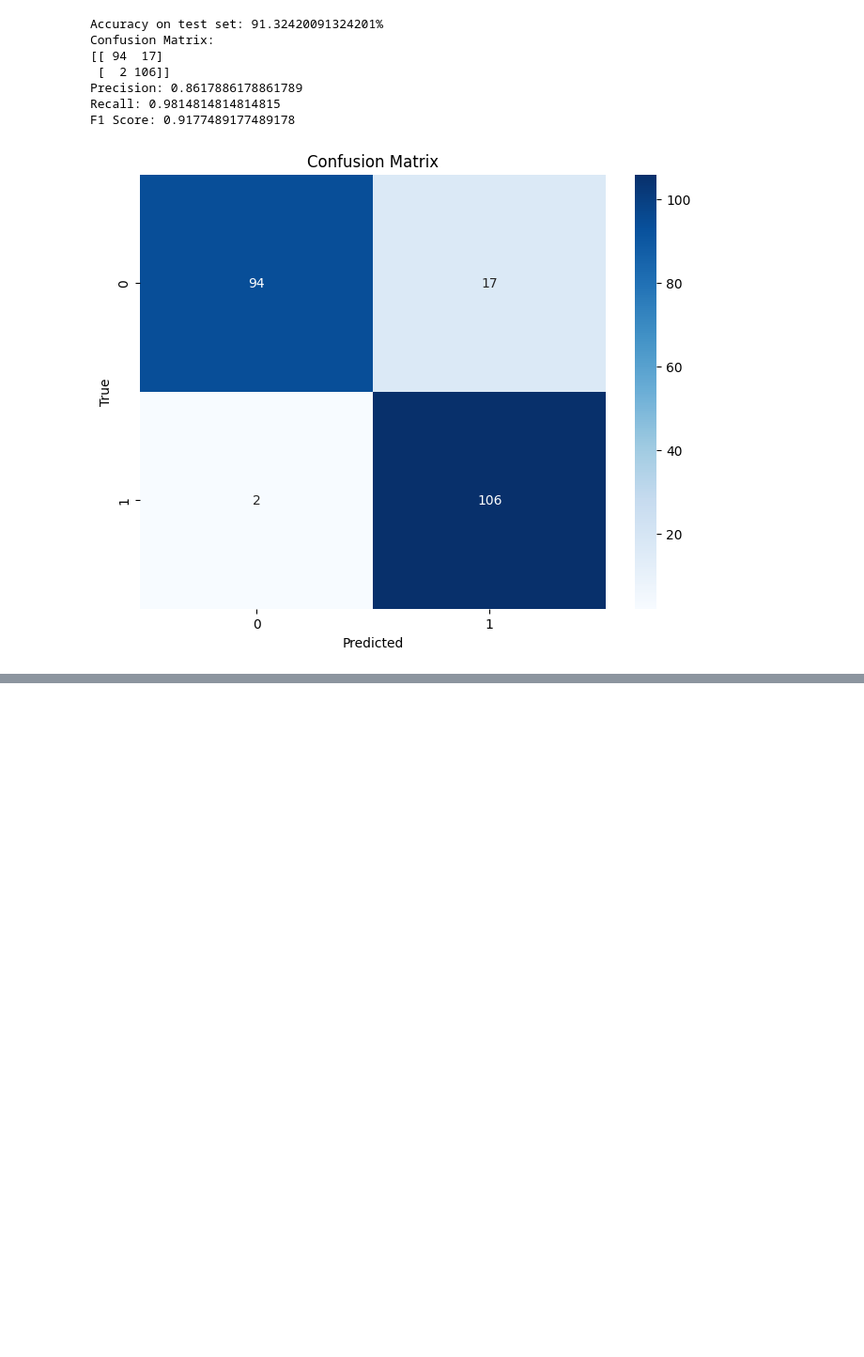
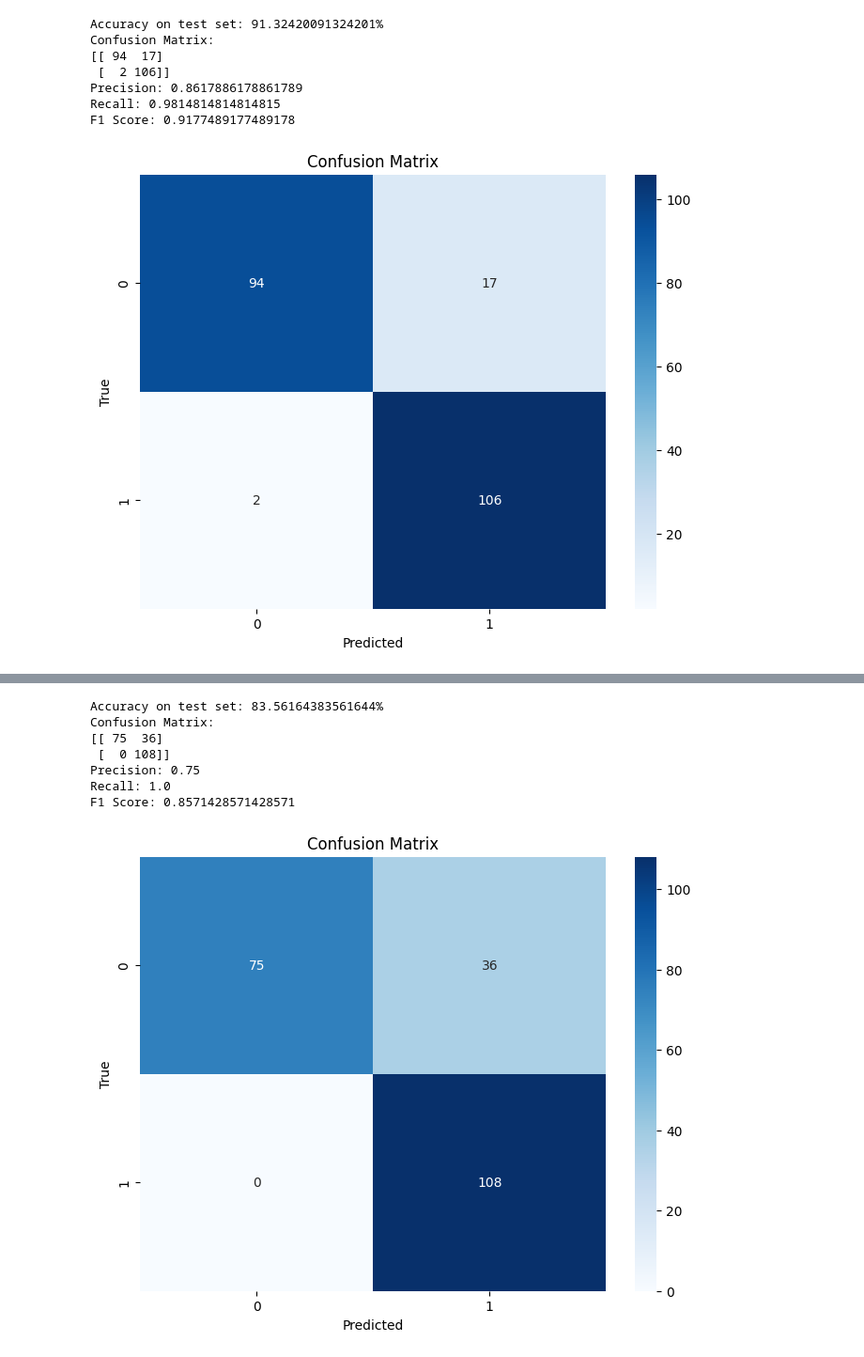
Before and after one commit to quang2719/Brain-Tumor-Classification, a Jupyter notebook: nb5_finetune_model.ipynb, the cells around one changed output, grey strips where cells are left out. Shown at 94% size. Drawn from its saved outputs; the diff is of its cells as text; code cells hidden in the pictures; blank space fills up the shorter version.

```diff
--- a/nb5_finetune_model.ipynb
+++ b/nb5_finetune_model.ipynb
@@ -392,0 +496,51 @@ cài ouput layer giống nb1.
+# %%
+# Evaluate on test set
+model.eval()
+correct = 0
+total = 0
+all_labels = []
+all_predictions = []
+
+with torch.no_grad():
+    for inputs, labels in test_loader:
+        inputs, labels = inputs.to(device), labels.to(device)
+        outputs = model(inputs)
+        predicted = (outputs > 0.5).float()
+        total += labels.size(0)
+        correct += (predicted == labels).sum().item()
+        all_labels.extend(labels.cpu().numpy())
+        all_predictions.extend(predicted.cpu().numpy())
+
+accuracy = 100 * correct / total
+print(f"Accuracy on test set: {accuracy}%")
+
+# Calculate confusion matrix
+cm = confusion_matrix(all_labels, all_predictions)
+print("Confusion Matrix:")
+print(cm)
+
+# Calculate precision, recall, and F1 score
+precision = precision_score(all_labels, all_predictions)
+recall = recall_score(all_labels, all_predictions)
+f1 = f1_score(all_labels, all_predictions)
+
+print(f"Precision: {precision}")
+print(f"Recall: {recall}")
+print(f"F1 Score: {f1}")
+
+# Plot confusion matrix
+plt.figure(figsize=(8, 6))
+sns.heatmap(cm, annot=True, fmt='d', cmap='Blues')
+plt.xlabel('Predicted')
+plt.ylabel('True')
+plt.title('Confusion Matrix')
+plt.show()
+# %% [output]
+Accuracy on test set: 83.56164383561644%
+Confusion Matrix:
+[[ 75  36]
+ [  0 108]]
+Precision: 0.75
+Recall: 1.0
+F1 Score: 0.8571428571428571
+[figure, added]
```
Also changed, not shown: parts of 6 cells of this notebook.
